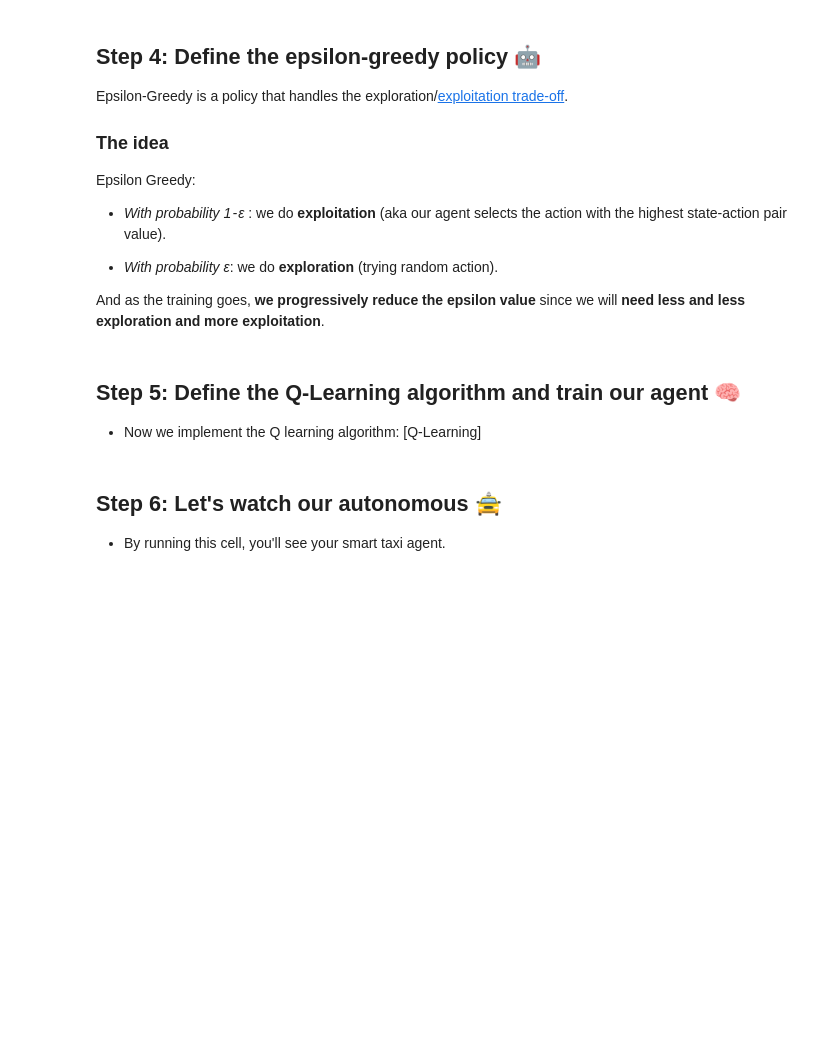
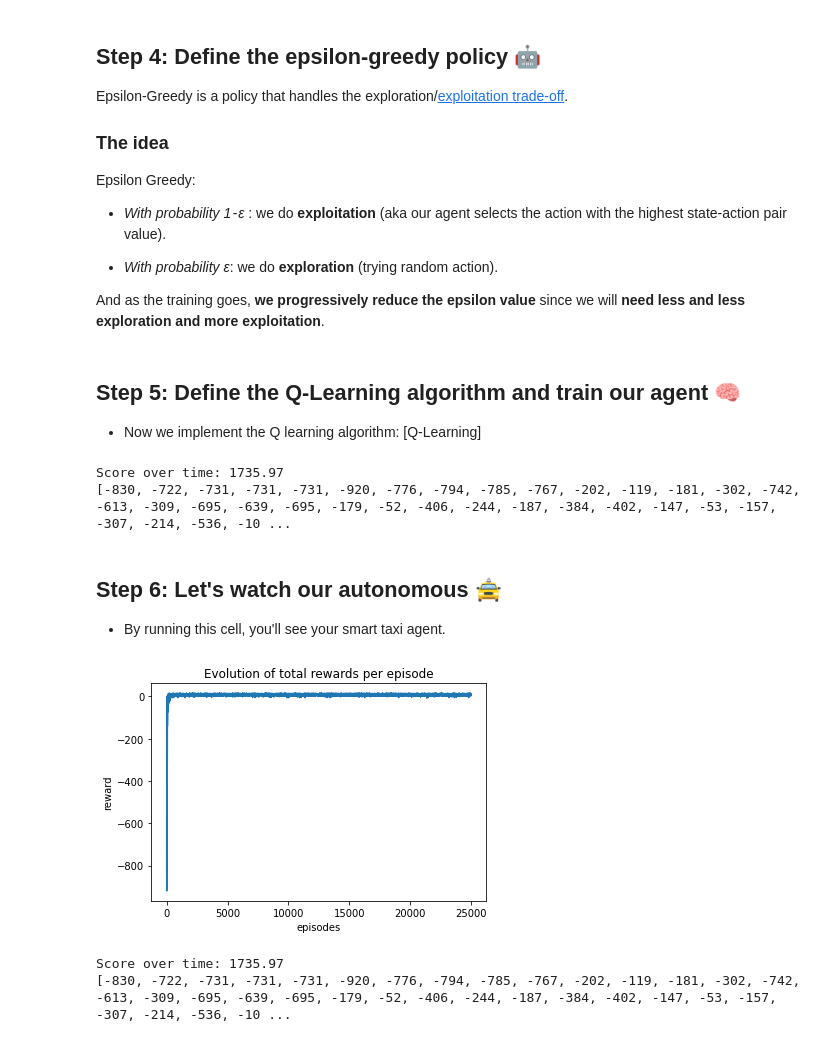
Before and after one commit to MiNeves00/ReinforcementLearning, a Jupyter notebook: deep-rl-course/Q_Learning_with_Taxi_v3.ipynb, the cells around one changed output. Drawn from its saved outputs; the diff is of its cells as text; code cells hidden in the pictures; blank space fills up the shorter version.

```diff
--- a/deep-rl-course/Q_Learning_with_Taxi_v3.ipynb
+++ b/deep-rl-course/Q_Learning_with_Taxi_v3.ipynb
@@ -132,8 +148,44 @@ Epsilon Greedy:
 - *With probability ɛ*: we do **exploration** (trying random action).
 
 And as the training goes, **we progressively reduce the epsilon value** since we will **need less and less exploration and more exploitation**.
+# %%
+def epsilon_greedy_policy(Q,state):
+  # if rand > epsilon --> explotation
+  if(random.uniform(0,1) > epsilon):
+    action = np.argmax(Q[state])
+  else:
+    action = env.action_space.sample()
+
+  return action
 # %% [markdown]
 ## Step 5: Define the Q-Learning algorithm and train our agent 🧠
 - Now we implement the Q learning algorithm:
 [Q-Learning]
+# %%
+rewards = []
+
+for episode in range(total_episodes):
+  state = env.reset()
+  step = 0
+  done = False
+  total_rewards = 0
+
+  epsilon = min_epsilon + (max_epsilon - min_epsilon)*np.exp(-decay_rate*episode)
+
+  for step in range(max_steps):
+    action = epsilon_greedy_policy(Q,state)
+
+    new_state,reward,done,info = env.step(action)
+    total_rewards += reward
+
+    Q[state][action] = Q[state][action] + learning_rate*(reward+gamma*np.max(Q[new_state]) - Q[state][action])
+
+    if done:
+      rewards.append(total_rewards)
+      break
+
+    state = new_state
+# %% [output]
+Score over time: 1735.97
+[-830, -722, -731, -731, -731, -920, -776, -794, -785, -767, -202, -119, -181, -302, -742, -613, -309, -695, -639, -695, -179, -52, -406, -244, -187, -384, -402, -147, -53, -157, -307, -214, -536, -10 ...
 # %% [markdown]
@@ -140,2 +193,35 @@ And as the training goes, **we progressively reduce the epsilon value** since we
 ## Step 6: Let's watch our autonomous 🚖
 - By running this cell, you'll see your smart taxi agent.
+# %%
+def createList(n):
+    lst = []
+    for i in range(n+1):
+        lst.append(i)
+    return(lst)
+# %%
+# Visualize Score over time when training
+import matplotlib.pyplot as plt
+
+x_axis = createList(total_episodes-1)
+y_axis = rewards
+#plt.yscale('log')
+#plt.xscale('log')
+plt.plot(x_axis, y_axis)
+
+# naming the x axis
+plt.xlabel('episodes')
+# naming the y axis
+plt.ylabel('reward')
+
+# giving a title to my graph
+plt.title('Evolution of total rewards per episode')
+
+# function to show the plot
+plt.show()
+
+print("Score over time: " + str(sum(rewards)/total_test_episodes))
+print(rewards)
+# %% [output]
+[figure, added]
+Score over time: 1735.97
+[-830, -722, -731, -731, -731, -920, -776, -794, -785, -767, -202, -119, -181, -302, -742, -613, -309, -695, -639, -695, -179, -52, -406, -244, -187, -384, -402, -147, -53, -157, -307, -214, -536, -10 ...
```
Also changed, not shown: parts of 3 cells of this notebook.
